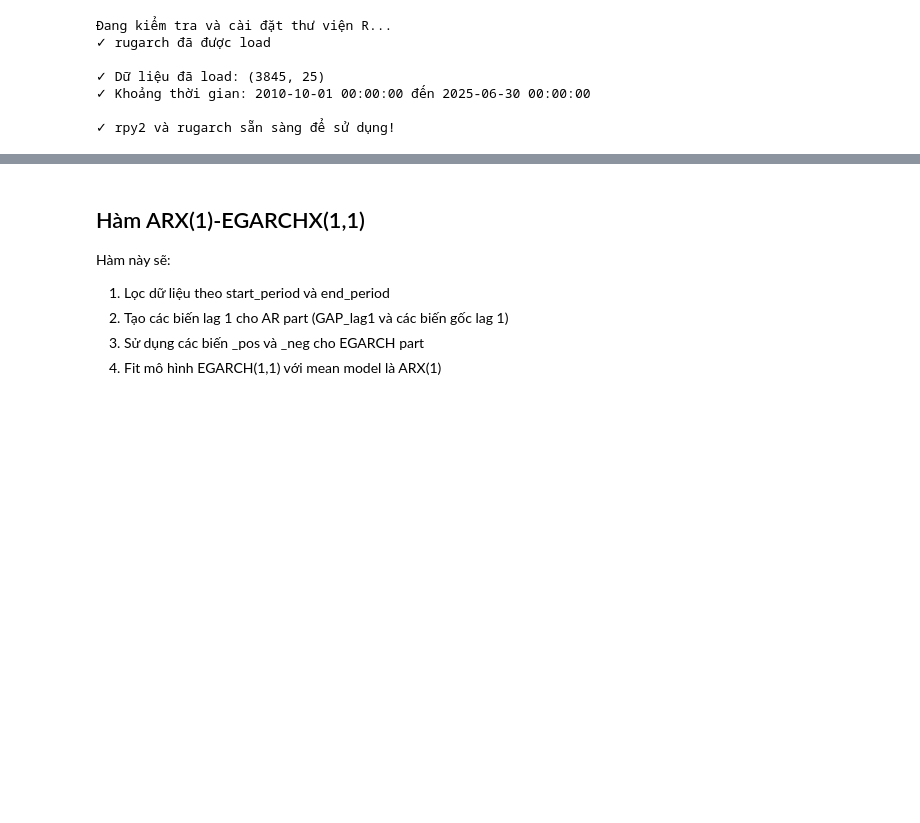
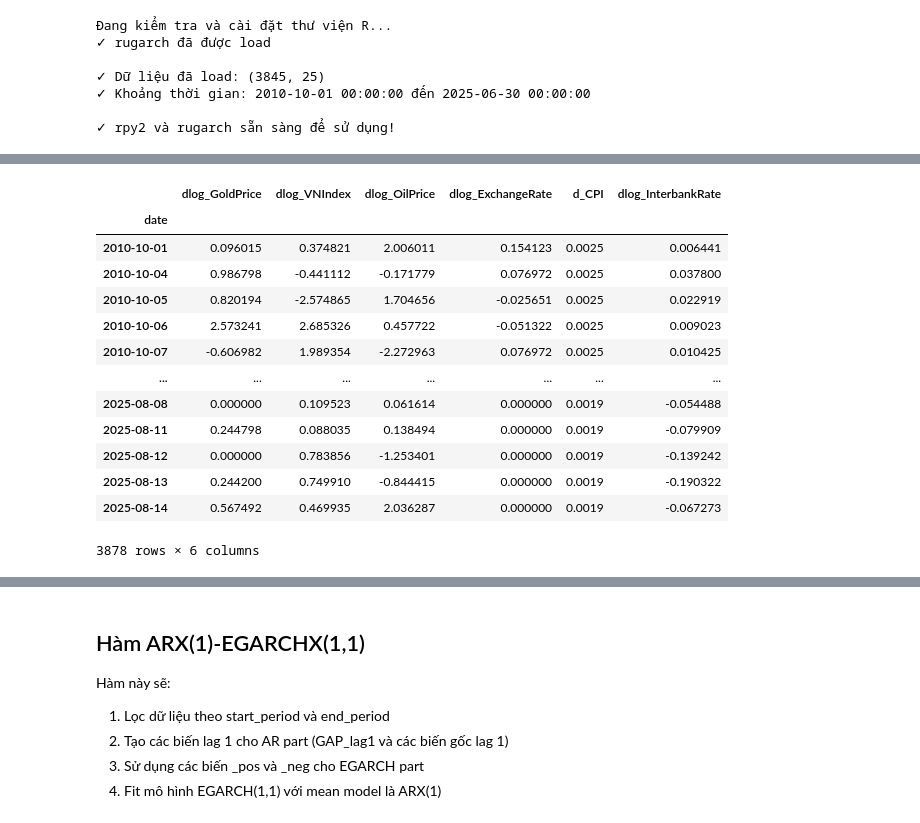
Before and after one commit to Dang-Huy/Group-2-Timeseries, a Jupyter notebook: model_asymmetric_group2.ipynb, the cells around one changed output, grey strips where cells are left out. Saved outputs shown, nothing was run; the diff lists cells and outputs as text; code cells hidden in the pictures; blank space fills up the shorter version.

```diff
--- a/model_asymmetric_group2.ipynb
+++ b/model_asymmetric_group2.ipynb
@@ -72,0 +152,19 @@ Index(['dlog_GoldPrice', 'dlog_VNIndex_pos', 'dlog_VNIndex_neg',
+# %%
+dfcopy  = df2.copy()
+dfcopy.drop(columns=(['dlog_GoldReserve', 'dlog_M2', 'd_GoldDemand', 'd_IR']), inplace=True)
+dfcopy
+# %% [output]
+|  | dlog_GoldPrice | dlog_VNIndex | dlog_OilPrice | dlog_ExchangeRate | d_CPI | dlog_InterbankRate |
+| date |  |  |  |  |  |  |
+| 2010-10-01 | 0.096015 | 0.374821 | 2.006011 | 0.154123 | 0.0025 | 0.006441 |
+| 2010-10-04 | 0.986798 | -0.441112 | -0.171779 | 0.076972 | 0.0025 | 0.037800 |
+| 2010-10-05 | 0.820194 | -2.574865 | 1.704656 | -0.025651 | 0.0025 | 0.022919 |
+| 2010-10-06 | 2.573241 | 2.685326 | 0.457722 | -0.051322 | 0.0025 | 0.009023 |
+| 2010-10-07 | -0.606982 | 1.989354 | -2.272963 | 0.076972 | 0.0025 | 0.010425 |
+| ... | ... | ... | ... | ... | ... | ... |
+| 2025-08-08 | 0.000000 | 0.109523 | 0.061614 | 0.000000 | 0.0019 | -0.054488 |
+| 2025-08-11 | 0.244798 | 0.088035 | 0.138494 | 0.000000 | 0.0019 | -0.079909 |
+| 2025-08-12 | 0.000000 | 0.783856 | -1.253401 | 0.000000 | 0.0019 | -0.139242 |
+| 2025-08-13 | 0.244200 | 0.749910 | -0.844415 | 0.000000 | 0.0019 | -0.190322 |
+| 2025-08-14 | 0.567492 | 0.469935 | 2.036287 | 0.000000 | 0.0019 | -0.067273 |
+3878 rows × 6 columns
```
Also changed, not shown: parts of 12 cells of this notebook, 6 other files.
